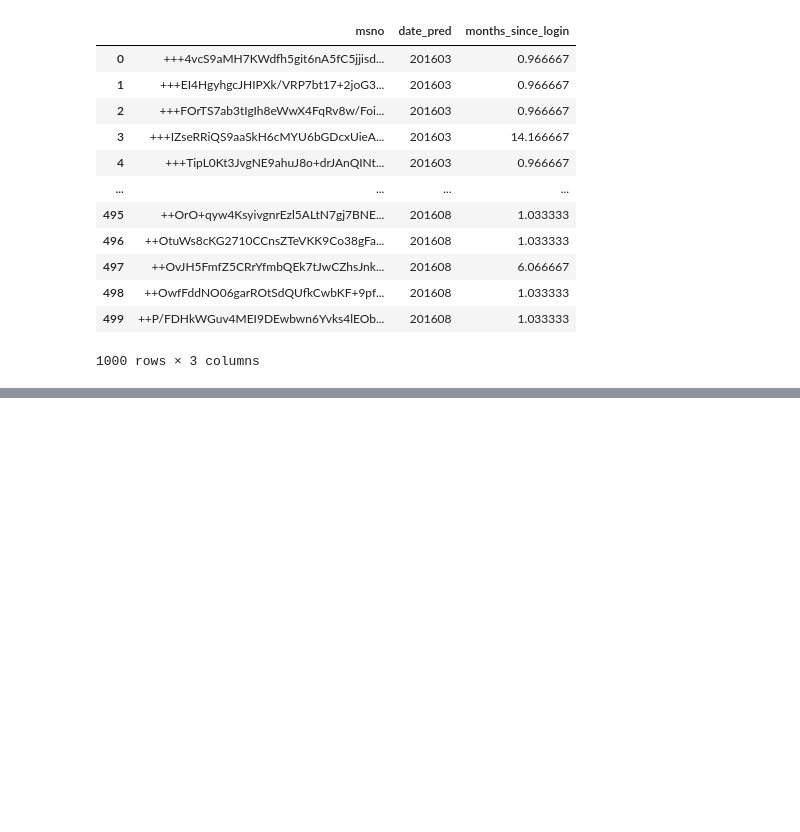
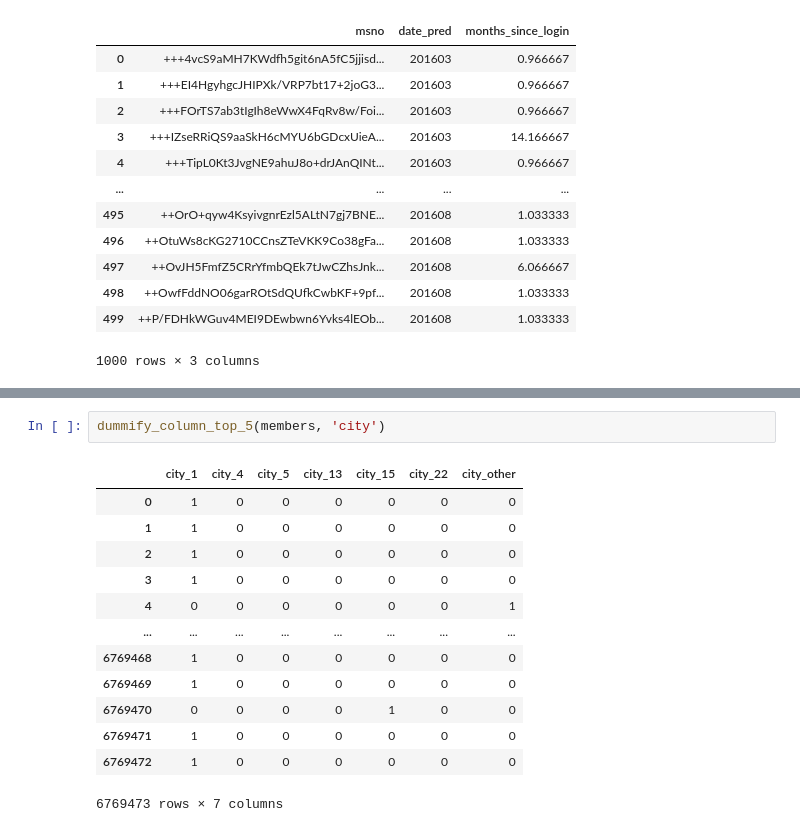
Before and after one commit to achrafaourik/Churn-Prediction, a Jupyter notebook: Feature Engineering.ipynb, the cells around one changed output, grey strips where cells are left out. Cells and saved outputs as stored; diff of their text form; blank space fills up the shorter version.

```diff
--- a/Feature Engineering.ipynb
+++ b/Feature Engineering.ipynb
@@ -250,0 +446,16 @@ distribute_processes(months_last_login_dates, unstacked_df=unstacked_df.head(500
+# %%
+dummify_column_top_5(members, 'city')
+# %% [output]
+|  | city_1 | city_4 | city_5 | city_13 | city_15 | city_22 | city_other |
+| 0 | 1 | 0 | 0 | 0 | 0 | 0 | 0 |
+| 1 | 1 | 0 | 0 | 0 | 0 | 0 | 0 |
+| 2 | 1 | 0 | 0 | 0 | 0 | 0 | 0 |
+| 3 | 1 | 0 | 0 | 0 | 0 | 0 | 0 |
+| 4 | 0 | 0 | 0 | 0 | 0 | 0 | 1 |
+| ... | ... | ... | ... | ... | ... | ... | ... |
+| 6769468 | 1 | 0 | 0 | 0 | 0 | 0 | 0 |
+| 6769469 | 1 | 0 | 0 | 0 | 0 | 0 | 0 |
+| 6769470 | 0 | 0 | 0 | 0 | 1 | 0 | 0 |
+| 6769471 | 1 | 0 | 0 | 0 | 0 | 0 | 0 |
+| 6769472 | 1 | 0 | 0 | 0 | 0 | 0 | 0 |
+6769473 rows × 7 columns
```
Also changed, not shown: parts of 57 cells of this notebook, 2 other files.
